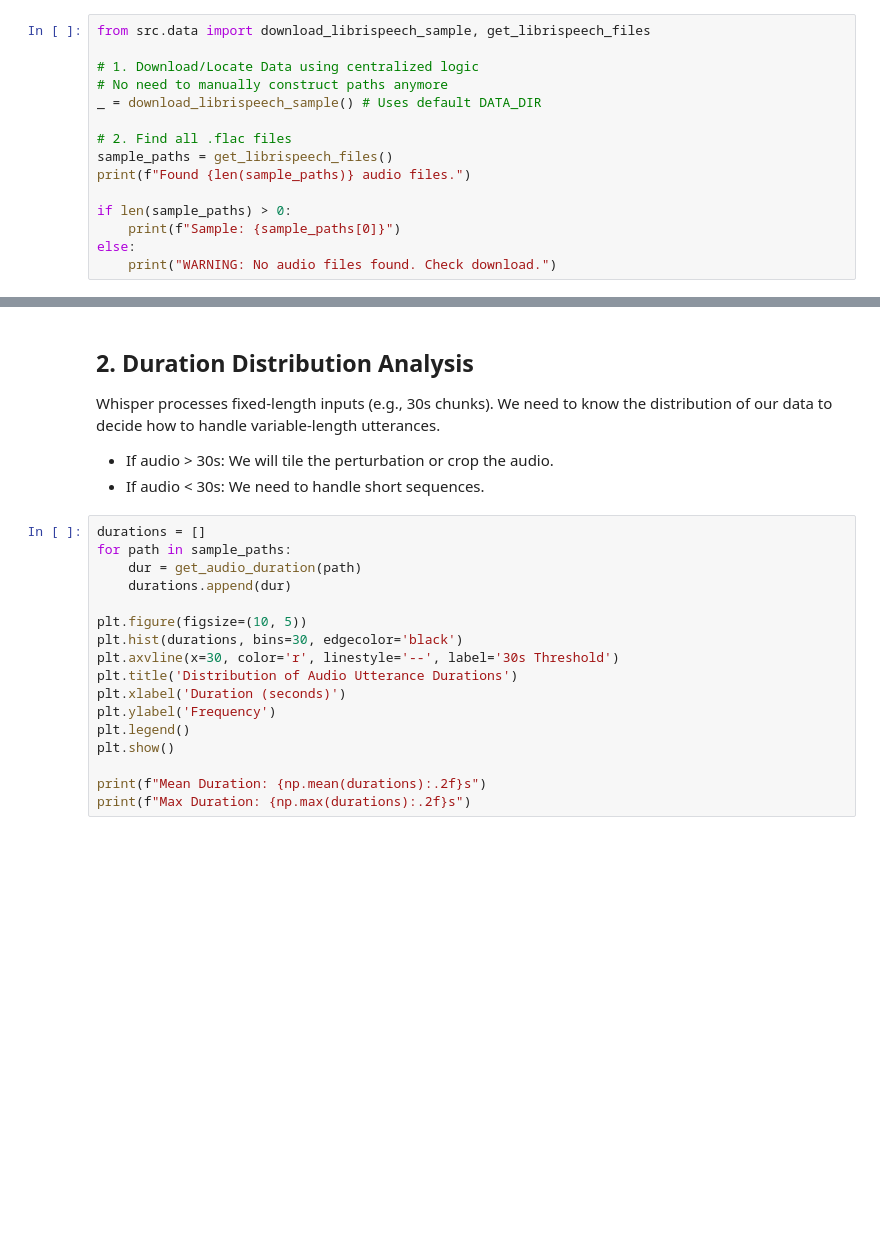
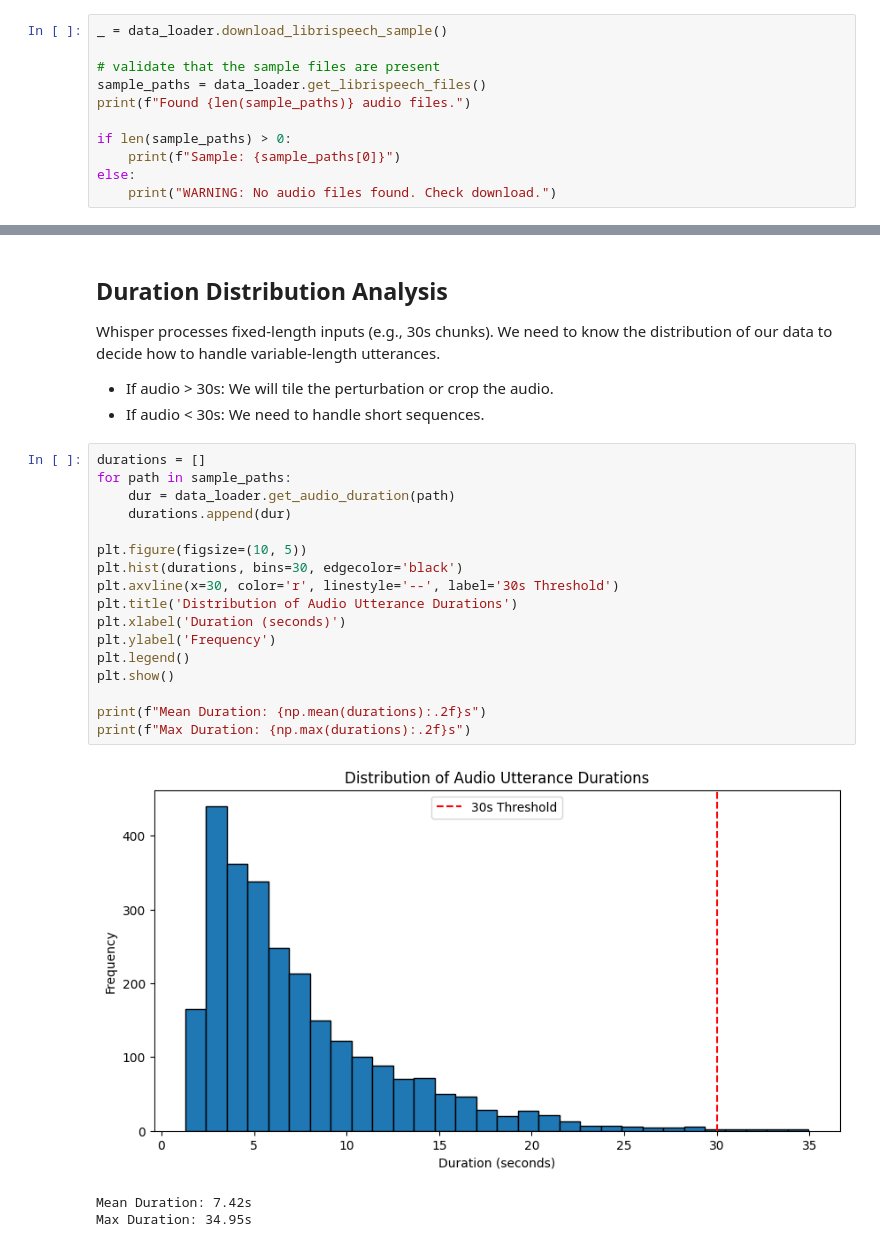
Before and after one commit to victorhg/aai-590-capstone, a Jupyter notebook: notebooks/01_explore_dataset.ipynb, the cells around one changed output, grey strips where cells are left out. Drawn from its saved outputs; the diff is of its cells as text; blank space fills up the shorter version.

Commit message:
EDA and downloading files validaded

```diff
--- a/notebooks/01_explore_dataset.ipynb
+++ b/notebooks/01_explore_dataset.ipynb
@@ -24,14 +22,10 @@ from src.data.audio_loader import load_audio, get_audio_duration
 
 We load a few sample audio files to ensure the `audio_loader.py` functions work as expected (16kHz resampling, float32 normalization).
 # %%
-from src.data import download_librispeech_sample, get_librispeech_files
+_ = data_loader.download_librispeech_sample()
 
-# 1. Download/Locate Data using centralized logic
-# No need to manually construct paths anymore
-_ = download_librispeech_sample() # Uses default DATA_DIR
-
-# 2. Find all .flac files
-sample_paths = get_librispeech_files()
+# validate that the sample files are present
+sample_paths = data_loader.get_librispeech_files()
 print(f"Found {len(sample_paths)} audio files.")
 
 if len(sample_paths) > 0:
@@ -41,5 +39,5 @@ else:
 # %% [markdown]
-## 2. Duration Distribution Analysis
+## Duration Distribution Analysis
 
 Whisper processes fixed-length inputs (e.g., 30s chunks). We need to know the distribution of our data to decide how to handle variable-length utterances.
 - If audio > 30s: We will tile the perturbation or crop the audio.
@@ -47,18 +45,22 @@ Whisper processes fixed-length inputs (e.g., 30s chunks). We need to know the di
 # %%
 durations = []
 for path in sample_paths:
-    dur = get_audio_duration(path)
+    dur = data_loader.get_audio_duration(path)
     durations.append(dur)
 
 plt.figure(figsize=(10, 5))
 plt.hist(durations, bins=30, edgecolor='black')
 plt.axvline(x=30, color='r', linestyle='--', label='30s Threshold')
 plt.title('Distribution of Audio Utterance Durations')
 plt.xlabel('Duration (seconds)')
 plt.ylabel('Frequency')
 plt.legend()
 plt.show()
 
 print(f"Mean Duration: {np.mean(durations):.2f}s")
 print(f"Max Duration: {np.max(durations):.2f}s")
+# %% [output]
+[figure, added]
+Mean Duration: 7.42s
+Max Duration: 34.95s
 # %% [markdown]
```
Also changed, not shown: parts of 10 cells of this notebook, 4 other files.
